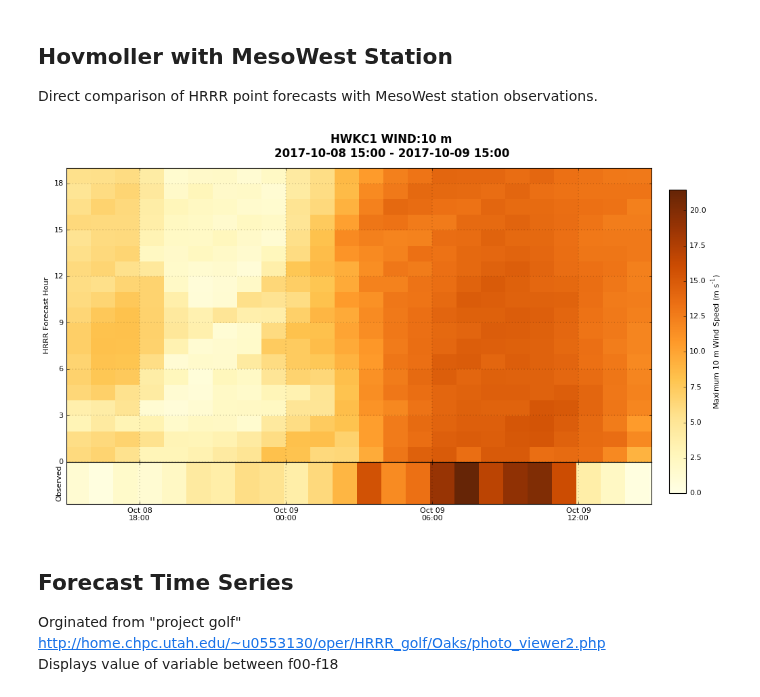
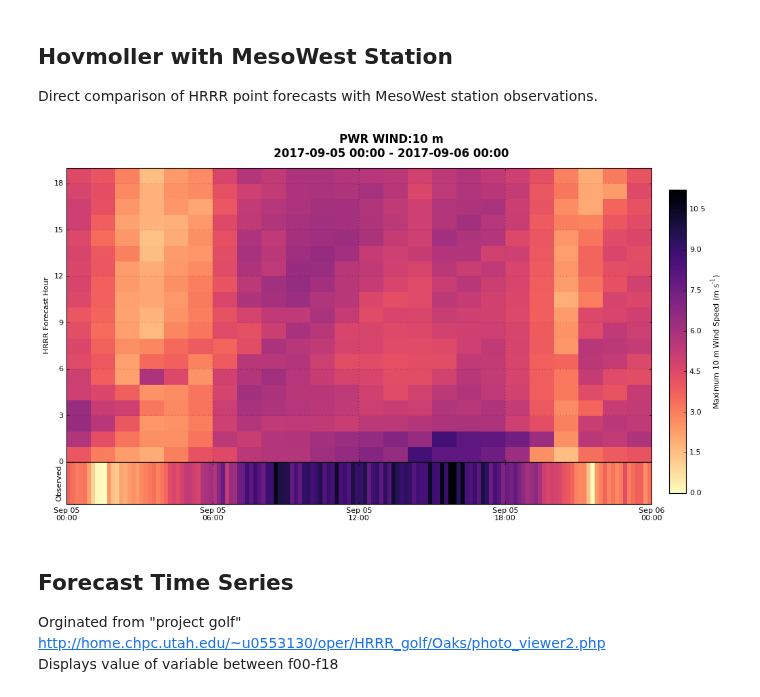
Before and after one commit to blaylockbk/pyBKB_v2, a Jupyter notebook: demos/plot_HRRR_point_forecast.ipynb, the cells around one changed output. Saved outputs shown, nothing was run; the diff lists cells and outputs as text; code cells hidden in the pictures.

```diff
--- a/demos/plot_HRRR_point_forecast.ipynb
+++ b/demos/plot_HRRR_point_forecast.ipynb
@@ -24,15 +24,15 @@ from BB_wx_calcs.wind import wind_uv_to_spd
 These are not real Hovemoller diagrams, but it is a similar principle--plot two dimensions on a plot. In this case, the two dimension are the forecast valid time (x axis) and the forecast lead time (y axis).
 # %%
 # Set Date Range
-sDATE = datetime(2017, 10, 8, 15)
-eDATE = datetime(2017, 10, 9, 15)
+sDATE = datetime(2017, 9, 5, 0)
+eDATE = datetime(2017, 9, 6, 0)
 
 # Set HRRR variable
 var = 'WIND:10 m'
 
 # Specify a location dictionary: {'name':{'latitude':,'longitude':}}
 # Create location dictionary from a MesoWest ID
-STID = 'HWKC1'
+STID = 'PWR'
 LD = get_MW_location_dict(STID)
 # %%
 # Get the hovemoller data
@@ -149,7 +149,7 @@ plt.suptitle('%s %s\n%s - %s' % \
 #
 hmax = np.nanmax([np.nanmax(hovmoller[STID]), np.nanmax(a['wind_speed'])])
 hmin = 0
-cmap = 'YlOrBr'
+cmap = 'magma_r'
 #
 # HRRR Hovmoller (tall subplot on top)
 hv = ax1.pcolormesh(hovmoller['valid_1d+'],
@@ -164,34 +164,34 @@ ax1.set_yticks(range(0, 19, 3))
 ax1.axes.xaxis.set_ticklabels([])
 ax1.set_ylabel('HRRR Forecast Hour')
 #
 # Observed mesh (thin subplot on bottom)
 mw = ax2.pcolormesh(a['DATETIME'],
                     range(3),
                     [a['wind_speed'], a['wind_speed']], # just becuasee we need a 2d array of the observations...
                     cmap=cmap,
                     vmax=hmax,
                     vmin=hmin)
 
 ax2.axes.yaxis.set_ticklabels([])
 ax2.set_yticks([])
 ax2.set_ylabel('Observed')
 ax2.set_xlim(hovmoller['valid_1d+'][0], hovmoller['valid_1d+'][-1])
 
 #
 ax1.grid()
 ax2.grid()
 #
 fig.subplots_adjust(hspace=0, right=0.8)
 cbar_ax = fig.add_axes([0.82, 0.15, 0.02, 0.7])
 cb = fig.colorbar(hv, cax=cbar_ax)
 cb.ax.set_ylabel(r'Maximum 10 m Wind Speed (m s$\mathregular{^{-1}}$)')
 #
 ax1.xaxis.set_major_locator(HourLocator(byhour=[0, 6, 12, 18]))
 ax2.xaxis.set_major_locator(HourLocator(byhour=[0, 6, 12, 18]))
 dateFmt = DateFormatter('%b %d\n%H:%M')
 ax2.xaxis.set_major_formatter(dateFmt)
 # %% [output]
-[figure, old version]
+[figure, new version]
 # %% [markdown]
 ## Forecast Time Series
 Orginated from "project golf" http://home.chpc.utah.edu/~u0553130/oper/HRRR_golf/Oaks/photo_viewer2.php
```
Also changed, not shown: parts of 10 cells of this notebook, 4 other files.
